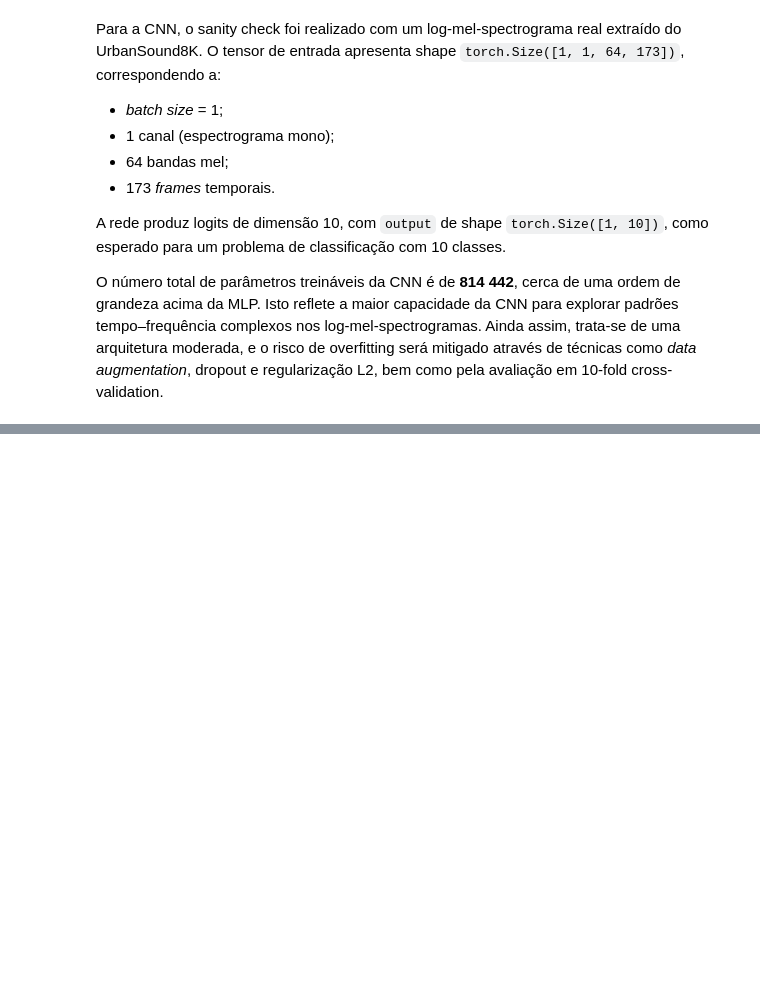
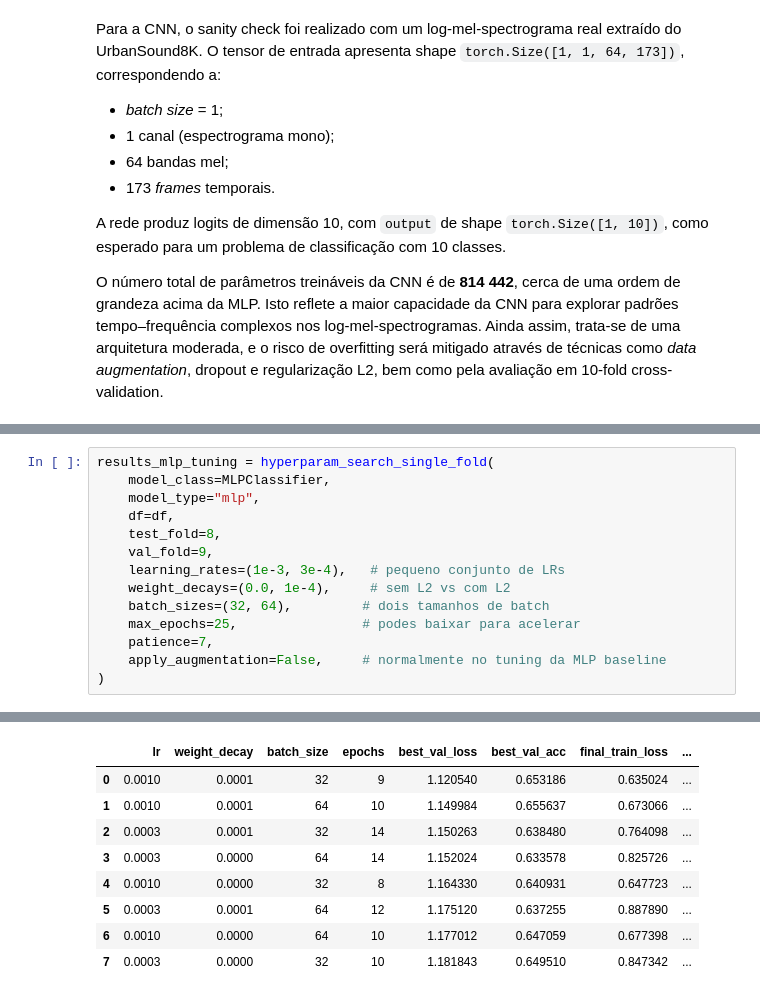
Before and after one commit to francisca005/Urban-Sound-Classification-, a Jupyter notebook: Project_1_sound.ipynb, the cells around one changed output, grey strips where cells are left out. Saved outputs shown, nothing was run; the diff lists cells and outputs as text; blank space fills up the shorter version.

```diff
--- a/Project_1_sound.ipynb
+++ b/Project_1_sound.ipynb
@@ -736,0 +1375,15 @@ em 10-fold cross-validation.
+# %%
+results_mlp_tuning = hyperparam_search_single_fold(
+    model_class=MLPClassifier,
+    model_type="mlp",
+    df=df,
+    test_fold=8,
+    val_fold=9,
+    learning_rates=(1e-3, 3e-4),   # pequeno conjunto de LRs
+    weight_decays=(0.0, 1e-4),     # sem L2 vs com L2
+    batch_sizes=(32, 64),         # dois tamanhos de batch
+    max_epochs=25,                # podes baixar para acelerar
+    patience=7,
+    apply_augmentation=False,     # normalmente no tuning da MLP baseline
+)
+# %% [output]
@@ -736,0 +1407,9 @@ em 10-fold cross-validation.
+|  | lr | weight_decay | batch_size | epochs | best_val_loss | best_val_acc | final_train_loss | ... |
+| 0 | 0.0010 | 0.0001 | 32 | 9 | 1.120540 | 0.653186 | 0.635024 | ... |
+| 1 | 0.0010 | 0.0001 | 64 | 10 | 1.149984 | 0.655637 | 0.673066 | ... |
+| 2 | 0.0003 | 0.0001 | 32 | 14 | 1.150263 | 0.638480 | 0.764098 | ... |
+| 3 | 0.0003 | 0.0000 | 64 | 14 | 1.152024 | 0.633578 | 0.825726 | ... |
+| 4 | 0.0010 | 0.0000 | 32 | 8 | 1.164330 | 0.640931 | 0.647723 | ... |
+| 5 | 0.0003 | 0.0001 | 64 | 12 | 1.175120 | 0.637255 | 0.887890 | ... |
+| 6 | 0.0010 | 0.0000 | 64 | 10 | 1.177012 | 0.647059 | 0.677398 | ... |
+| 7 | 0.0003 | 0.0000 | 32 | 10 | 1.181843 | 0.649510 | 0.847342 | ... |
```
Also changed, not shown: parts of 35 cells of this notebook.
